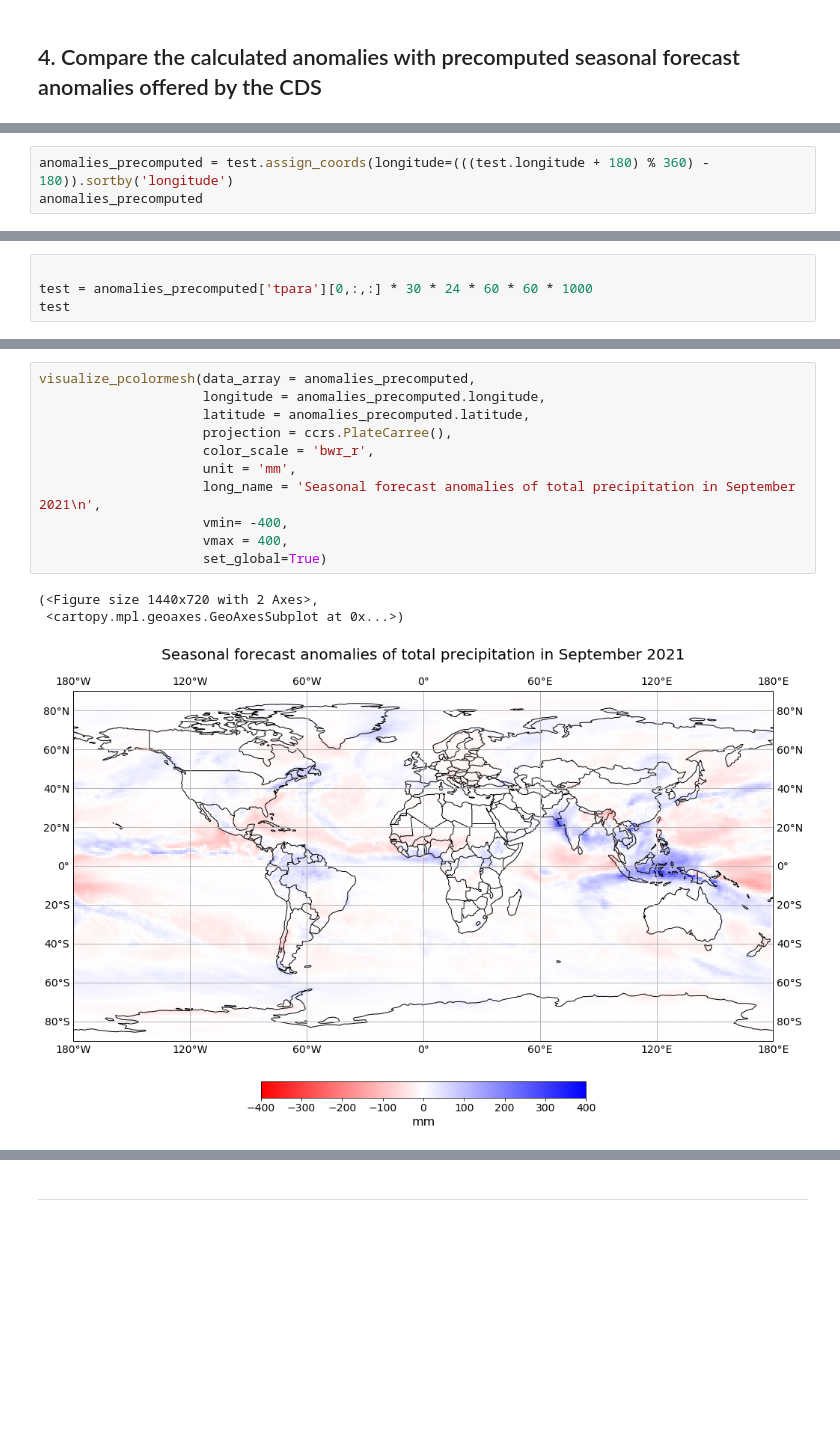
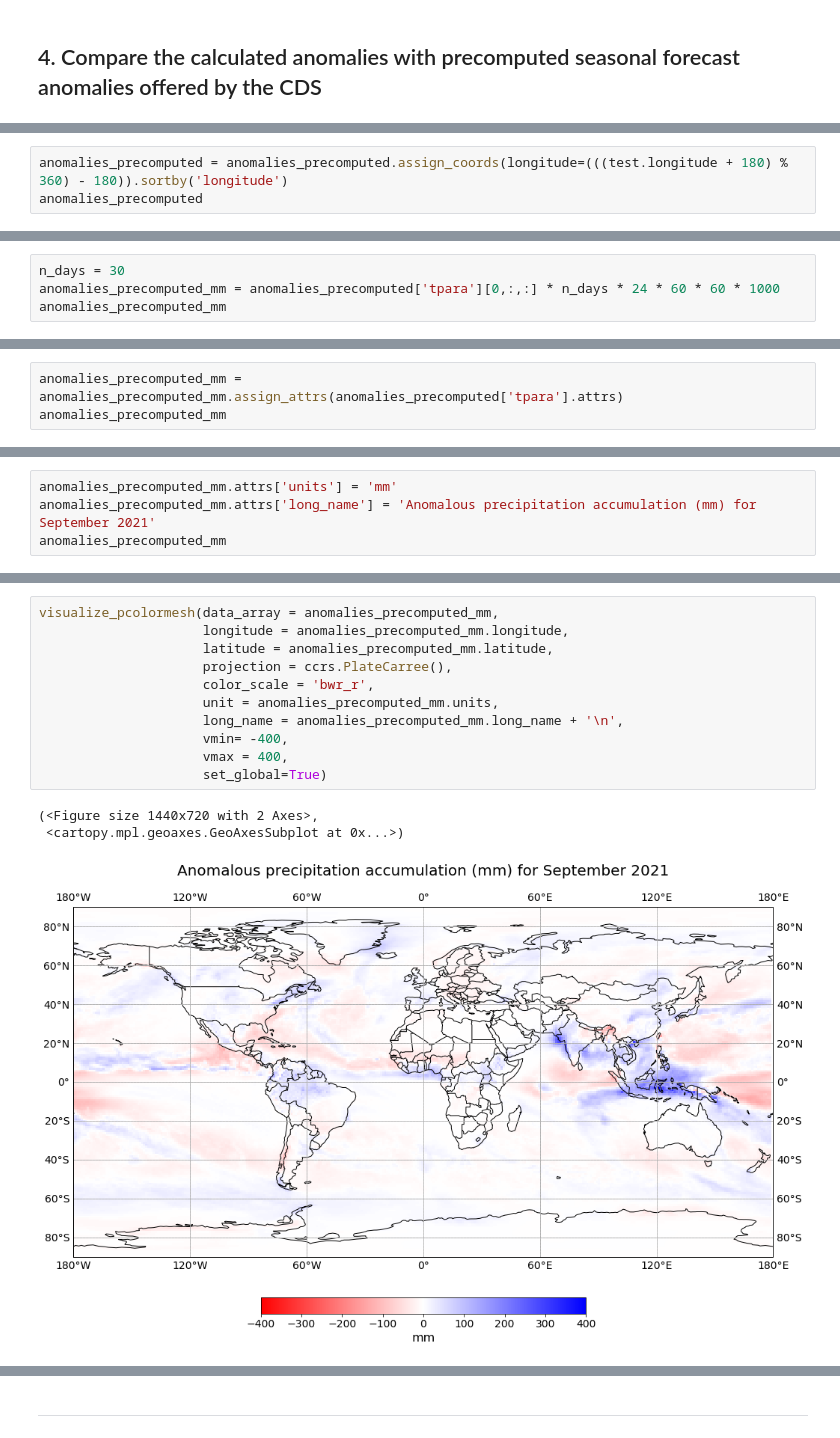
Before and after one commit to edupenabad/copernicus-training, a Jupyter notebook: 121_c3s_seasonal_forecasts_anomalies.ipynb, the cells around one changed output, grey strips where cells are left out. Saved outputs shown, nothing was run; the diff lists cells and outputs as text; blank space fills up the shorter version.

Commit message:
Seasonal forecast example

```diff
--- a/121_c3s_seasonal_forecasts_anomalies.ipynb
+++ b/121_c3s_seasonal_forecasts_anomalies.ipynb
@@ -456,4 +471,4 @@ Attributes: (12/30)
 # %%
-anomalies_precomputed = test.assign_coords(longitude=(((test.longitude + 180) % 360) - 180)).sortby('longitude')
+anomalies_precomputed = anomalies_precomputed.assign_coords(longitude=(((test.longitude + 180) % 360) - 180)).sortby('longitude')
 anomalies_precomputed
 # %% [output]
@@ -477,7 +500,7 @@ array([[-2.0729003 , -2.0729003 , -2.0729003 , ..., -2.0729003 ,
 # %%
-
-test = anomalies_precomputed['tpara'][0,:,:] * 30 * 24 * 60 * 60 * 1000
-test
+n_days = 30
+anomalies_precomputed_mm = anomalies_precomputed['tpara'][0,:,:] * n_days * 24 * 60 * 60 * 1000
+anomalies_precomputed_mm
 # %% [output]
 <xarray.DataArray 'tpara' (latitude: 181, longitude: 360)>
 array([[-2.0729003 , -2.0729003 , -2.0729003 , ..., -2.0729003 ,
@@ -498,0 +526,3 @@ array([[-2.0729003 , -2.0729003 , -2.0729003 , ..., -2.0729003 ,
+# %%
+anomalies_precomputed_mm = anomalies_precomputed_mm.assign_attrs(anomalies_precomputed['tpara'].attrs)
+anomalies_precomputed_mm
@@ -498,0 +549,4 @@ array([[-2.0729003 , -2.0729003 , -2.0729003 , ..., -2.0729003 ,
+# %%
+anomalies_precomputed_mm.attrs['units'] = 'mm'
+anomalies_precomputed_mm.attrs['long_name'] = 'Anomalous precipitation accumulation (mm) for September 2021'
+anomalies_precomputed_mm
@@ -499,15 +575,15 @@ array([[-2.0729003 , -2.0729003 , -2.0729003 , ..., -2.0729003 ,
 # %%
-visualize_pcolormesh(data_array = anomalies_precomputed,
-                     longitude = anomalies_precomputed.longitude,
-                     latitude = anomalies_precomputed.latitude,
+visualize_pcolormesh(data_array = anomalies_precomputed_mm,
+                     longitude = anomalies_precomputed_mm.longitude,
+                     latitude = anomalies_precomputed_mm.latitude,
                      projection = ccrs.PlateCarree(),
                      color_scale = 'bwr_r',
-                     unit = 'mm',
-                     long_name = 'Seasonal forecast anomalies of total precipitation in September 2021\n',
+                     unit = anomalies_precomputed_mm.units,
+                     long_name = anomalies_precomputed_mm.long_name + '\n',
                      vmin= -400,
                      vmax = 400,
                      set_global=True)
 # %% [output]
 (<Figure size 1440x720 with 2 Axes>,
  <cartopy.mpl.geoaxes.GeoAxesSubplot at 0x...>)
-[figure, old version]
+[figure, new version]
```
Also changed, not shown: parts of 29 cells of this notebook, 2 other files.
